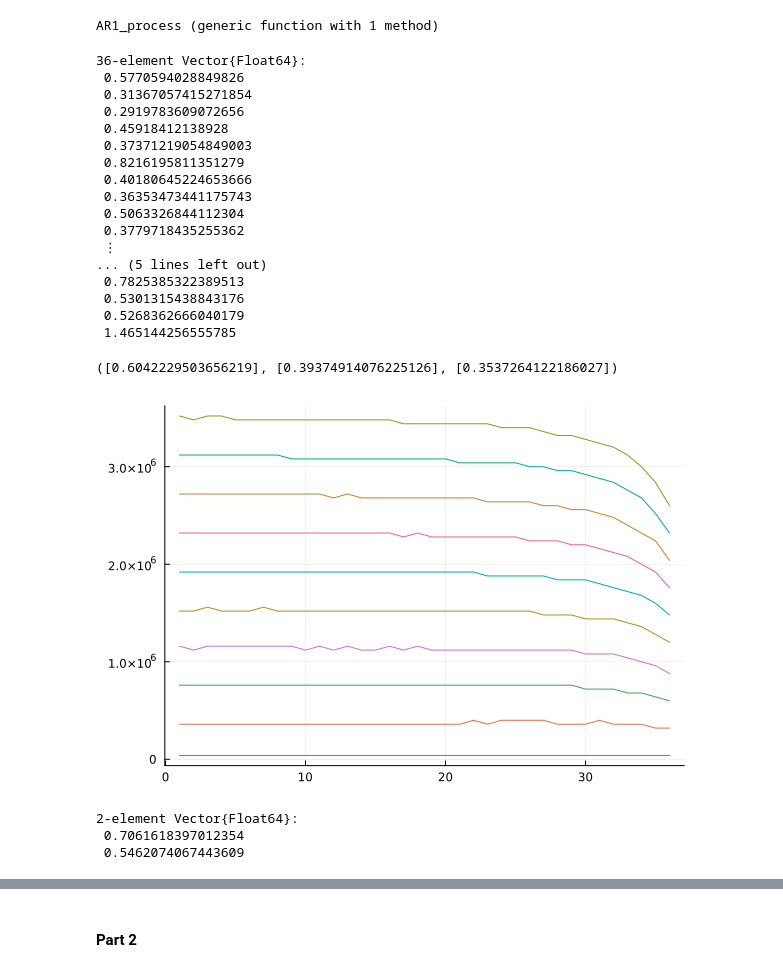
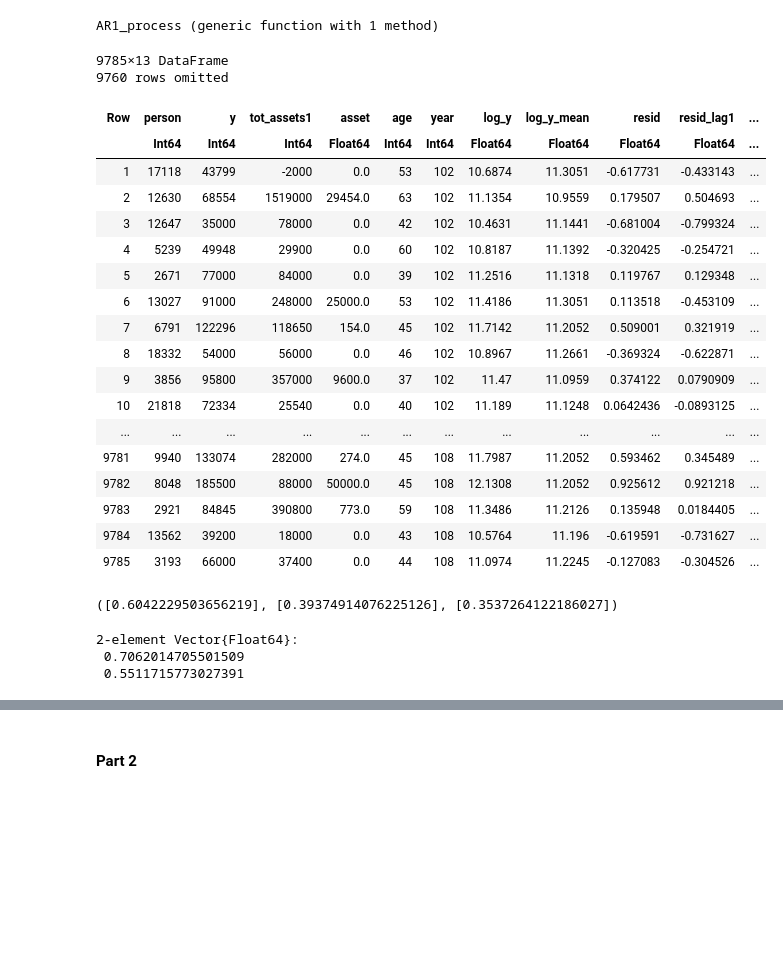
Before and after one commit to sgcbayli024/metrics, a Jupyter notebook: hw5/hw5.ipynb, the cells around one changed output, grey strips where cells are left out. Cells and saved outputs as stored; diff of their text form; code cells hidden in the pictures; blank space fills up the shorter version.

```diff
--- a/hw5/hw5.ipynb
+++ b/hw5/hw5.ipynb
@@ -191,57 +193,53 @@ dlag1 = @chain df2 begin
     @select :year :person :resid
     @transform :year = :year .+ 2
     @rename :resid_lag1 = :resid
 end
 
 dlag2 = @chain df2 begin
     @select :year :person :resid
     @transform :year = :year .+ 4
     @rename :resid_lag2 = :resid
 end
 
 ylag1 = @chain df2 begin
     @select :year :person :log_y
     @transform :year = :year .+ 2
     @rename :log_y_lag1 = :log_y
 end
 
 ylag2 = @chain df2 begin
     @select :year :person :log_y
     @transform :year = :year .+ 4
     @rename :log_y_lag2 = :log_y
 end
 
 data = @chain df2 begin
     innerjoin(dlag1, on = [:person, :year])
     innerjoin(dlag2, on = [:person, :year])
     innerjoin(ylag1, on = [:person, :year])
     innerjoin(ylag2, on = [:person, :year])
 end
-
-grouped_data = @chain data begin
-    groupby(:age)
-    combine(:log_y => var => :var_log_y)
-end
-
-var_log_y_vector = grouped_data.var_log_y
 # %% [output]
-36-element Vector{Float64}:
- 0.5770594028849826
- 0.31367057415271854
- 0.2919783609072656
- 0.45918412138928
- 0.37371219054849003
- 0.8216195811351279
- 0.40180645224653666
- 0.36353473441175743
- 0.5063326844112304
- 0.3779718435255362
- ⋮
-... (5 lines left out)
- 0.7825385322389513
- 0.5301315438843176
- 0.5268362666040179
- 1.465144256555785
+9785×13 DataFrame
+9760 rows omitted
+| Row | person | y | tot_assets1 | asset | age | year | log_y | log_y_mean | resid | resid_lag1 | ... |
+|  | Int64 | Int64 | Int64 | Float64 | Int64 | Int64 | Float64 | Float64 | Float64 | Float64 | ... |
+| 1 | 17118 | 43799 | -2000 | 0.0 | 53 | 102 | 10.6874 | 11.3051 | -0.617731 | -0.433143 | ... |
+| 2 | 12630 | 68554 | 1519000 | 29454.0 | 63 | 102 | 11.1354 | 10.9559 | 0.179507 | 0.504693 | ... |
+| 3 | 12647 | 35000 | 78000 | 0.0 | 42 | 102 | 10.4631 | 11.1441 | -0.681004 | -0.799324 | ... |
+| 4 | 5239 | 49948 | 29900 | 0.0 | 60 | 102 | 10.8187 | 11.1392 | -0.320425 | -0.254721 | ... |
+| 5 | 2671 | 77000 | 84000 | 0.0 | 39 | 102 | 11.2516 | 11.1318 | 0.119767 | 0.129348 | ... |
+| 6 | 13027 | 91000 | 248000 | 25000.0 | 53 | 102 | 11.4186 | 11.3051 | 0.113518 | -0.453109 | ... |
+| 7 | 6791 | 122296 | 118650 | 154.0 | 45 | 102 | 11.7142 | 11.2052 | 0.509001 | 0.321919 | ... |
+| 8 | 18332 | 54000 | 56000 | 0.0 | 46 | 102 | 10.8967 | 11.2661 | -0.369324 | -0.622871 | ... |
+| 9 | 3856 | 95800 | 357000 | 9600.0 | 37 | 102 | 11.47 | 11.0959 | 0.374122 | 0.0790909 | ... |
+| 10 | 21818 | 72334 | 25540 | 0.0 | 40 | 102 | 11.189 | 11.1248 | 0.0642436 | -0.0893125 | ... |
+| ... | ... | ... | ... | ... | ... | ... | ... | ... | ... | ... | ... |
+| 9781 | 9940 | 133074 | 282000 | 274.0 | 45 | 108 | 11.7987 | 11.2052 | 0.593462 | 0.345489 | ... |
+| 9782 | 8048 | 185500 | 88000 | 50000.0 | 45 | 108 | 12.1308 | 11.2052 | 0.925612 | 0.921218 | ... |
+| 9783 | 2921 | 84845 | 390800 | 773.0 | 59 | 108 | 11.3486 | 11.2126 | 0.135948 | 0.0184405 | ... |
+| 9784 | 13562 | 39200 | 18000 | 0.0 | 43 | 108 | 10.5764 | 11.196 | -0.619591 | -0.731627 | ... |
+| 9785 | 3193 | 66000 | 37400 | 0.0 | 44 | 108 | 11.0974 | 11.2245 | -0.127083 | -0.304526 | ... |
 # %%
 estimates = @chain data begin
     @combine begin
@@ -287,7 +255,3 @@ backward_induction!(V,A,params)
-# %%
-plot(1:params.T,agrid[A[3,1:10:Ka,:]'],legend=false) # plot the asset policy function every 10 gridpoints for the median wage shock (iϵ=3) over time
-# %% [output]
-[figure, removed]
 # %%
 function ssd(ρ,ση,d)
     var, cov_2, cov_4 = AR1_process(ρ,ση)
@@ -300,13 +264,13 @@ function minimise(ρ,ση,d)
     return weighted_ssd
 end
 
-result = optimize(guess -> minimise(guess[1],guess[2],data_estimates), [params.ρ,params.ση], NelderMead())
+result = optimize(guess -> minimise(guess[1],guess[2],data_estimates), [pars.ρ,pars.ση], NelderMead())
 
 out_ρ, out_ση = Optim.minimizer(result)
 # %% [output]
 2-element Vector{Float64}:
- 0.7061618397012354
- 0.5462074067443609
+ 0.7062014705501509
+ 0.5511715773027391
 # %%
 v_first_stage, c1_first_stage, c2_first_stage = AR1_process(out_ρ, out_ση)
 # %% [output]
```
Also changed, not shown: parts of 21 cells of this notebook.
